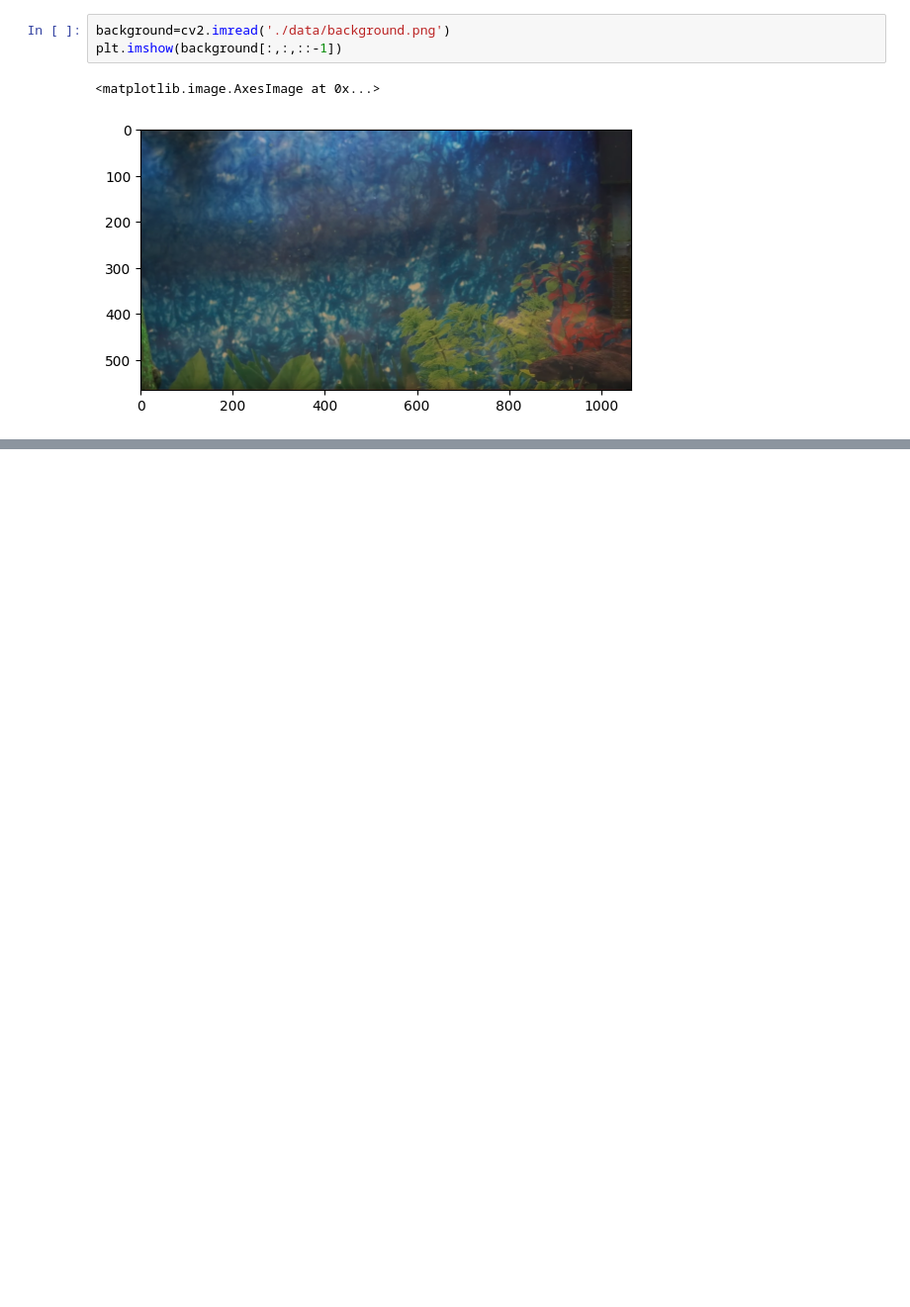
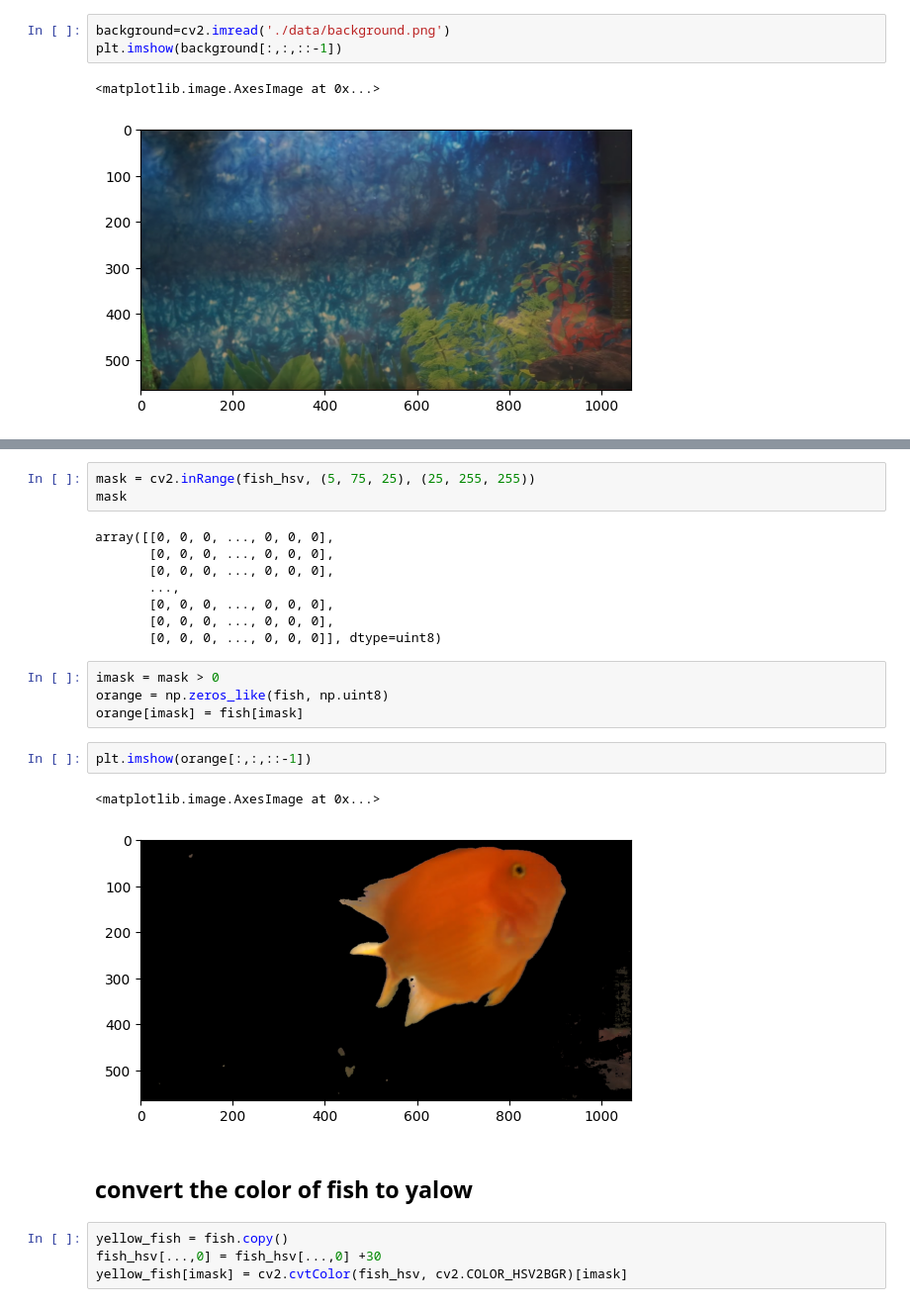
Before and after one commit to ramajaradat/image-preprocessing, a Jupyter notebook: Fisrt_img_process/Lec#3.ipynb, the cells around one changed output, grey strips where cells are left out. Shown at 99% size. Drawn from its saved outputs; the diff is of its cells as text; blank space fills up the shorter version.

```diff
--- a/Fisrt_img_process/Lec#3.ipynb
+++ b/Fisrt_img_process/Lec#3.ipynb
@@ -29,0 +33,26 @@ plt.imshow(fish_hsv[:,:,::-1])
+# %%
+mask = cv2.inRange(fish_hsv, (5, 75, 25), (25, 255, 255))
+mask
+# %% [output]
+array([[0, 0, 0, ..., 0, 0, 0],
+       [0, 0, 0, ..., 0, 0, 0],
+       [0, 0, 0, ..., 0, 0, 0],
+       ...,
+       [0, 0, 0, ..., 0, 0, 0],
+       [0, 0, 0, ..., 0, 0, 0],
+       [0, 0, 0, ..., 0, 0, 0]], dtype=uint8)
+# %%
+imask = mask > 0
+orange = np.zeros_like(fish, np.uint8)
+orange[imask] = fish[imask]
+# %%
+plt.imshow(orange[:,:,::-1])
+# %% [output]
+<matplotlib.image.AxesImage at 0x...>
+[figure, added]
+# %% [markdown]
+## convert the color of fish to yalow
+# %%
+yellow_fish = fish.copy()
+fish_hsv[...,0] = fish_hsv[...,0] +30
+yellow_fish[imask] = cv2.cvtColor(fish_hsv, cv2.COLOR_HSV2BGR)[imask]
```
Also changed, not shown: parts of 7 cells of this notebook, 1 other file.
